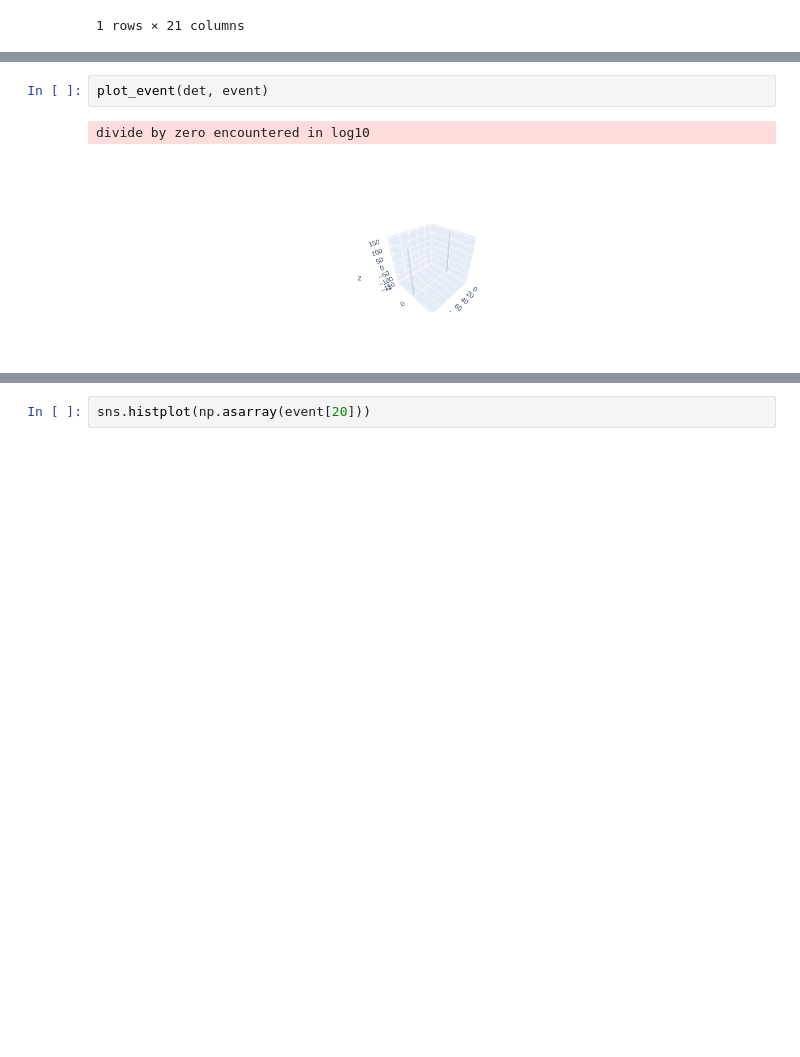
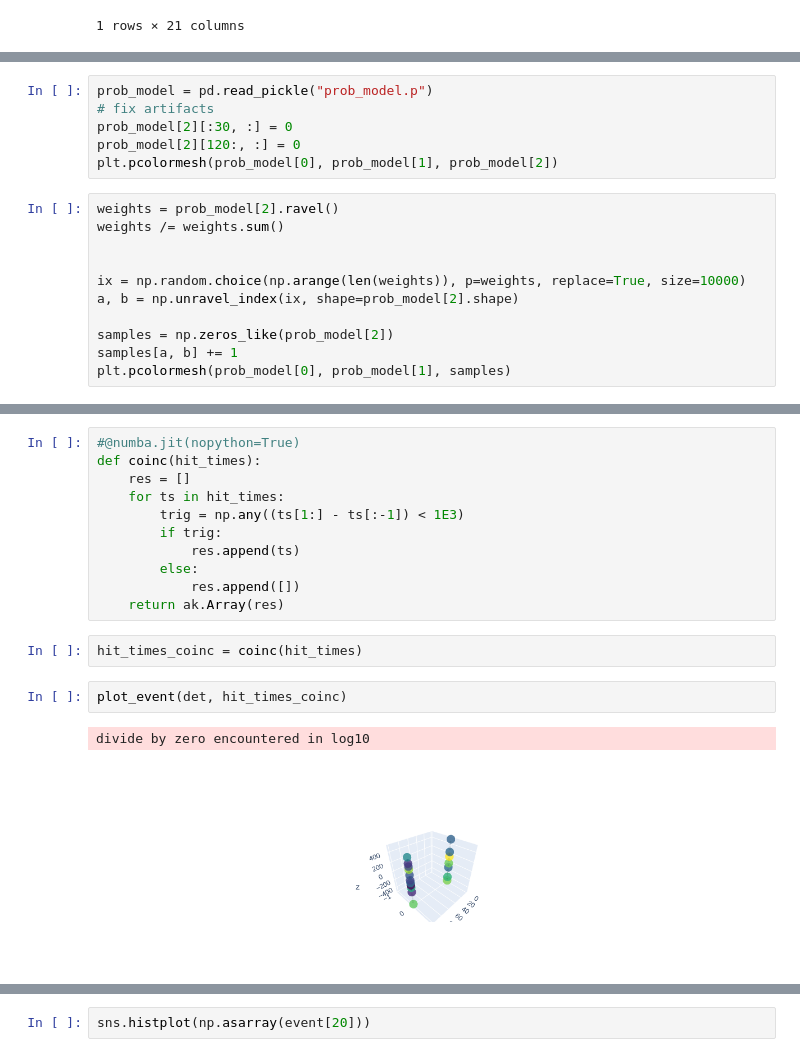
Before and after one commit to chrhck/gnn_testbed, a Jupyter notebook: biolumi_sims.ipynb, the cells around one changed output, grey strips where cells are left out. Cells and saved outputs as stored; diff of their text form; blank space fills up the shorter version.

```diff
--- a/biolumi_sims.ipynb
+++ b/biolumi_sims.ipynb
@@ -132,0 +77,17 @@ event = ak.sort(ak.concatenate(events, axis=1))
+# %%
+prob_model = pd.read_pickle("prob_model.p")
+# fix artifacts
+prob_model[2][:30, :] = 0
+prob_model[2][120:, :] = 0
+plt.pcolormesh(prob_model[0], prob_model[1], prob_model[2])
+# %%
+weights = prob_model[2].ravel()
+weights /= weights.sum()
+
+
+ix = np.random.choice(np.arange(len(weights)), p=weights, replace=True, size=10000)
+a, b = np.unravel_index(ix, shape=prob_model[2].shape)
+
+samples = np.zeros_like(prob_model[2])
+samples[a, b] += 1
+plt.pcolormesh(prob_model[0], prob_model[1], samples)
@@ -133,6 +147,19 @@ event = ak.sort(ak.concatenate(events, axis=1))
+# %%
+#@numba.jit(nopython=True)
+def coinc(hit_times):
+    res = []
+    for ts in hit_times:
+        trig = np.any((ts[1:] - ts[:-1]) < 1E3)
+        if trig:
+            res.append(ts)
+        else:
+            res.append([])
+    return ak.Array(res)
+# %%
+hit_times_coinc = coinc(hit_times)
 # %%
-plot_event(det, event)
+plot_event(det, hit_times_coinc)
 # %% [output]
 divide by zero encountered in log10
-[figure, old version]
+[figure, new version]
 # %%
```
Also changed, not shown: parts of 14 cells of this notebook.
